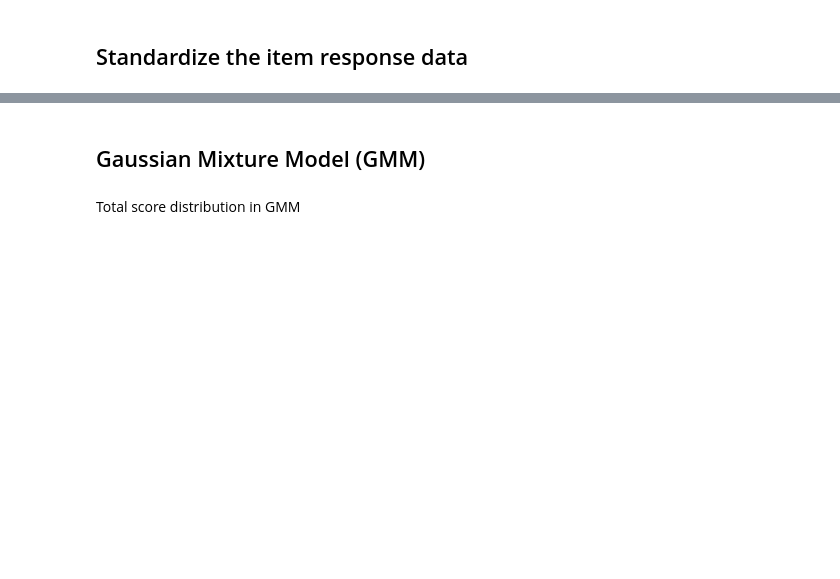
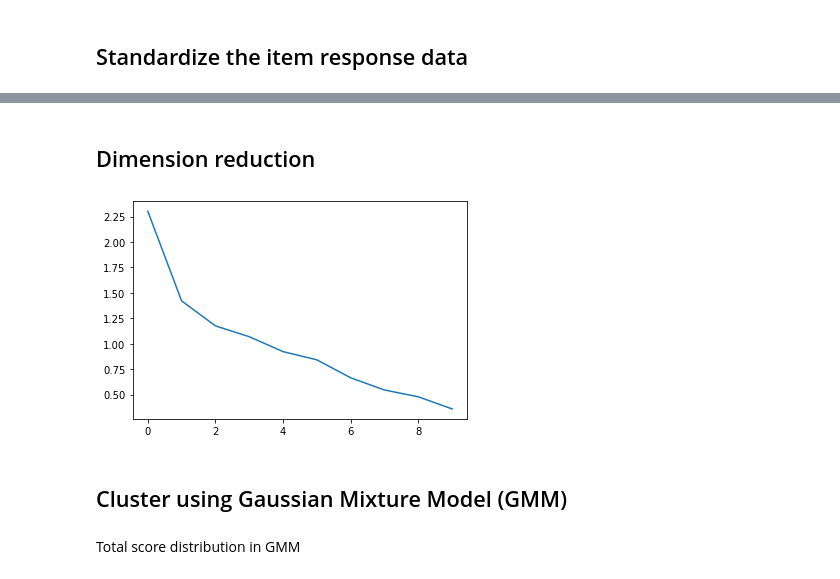
Before and after one commit to Jangwonjin/Learning_achievement_analysis, a Jupyter notebook: maincode_GMM-PCA.ipynb, the cells around one changed output, grey strips where cells are left out. Cells and saved outputs as stored; diff of their text form; code cells hidden in the pictures; blank space fills up the shorter version.

```diff
--- a/maincode_GMM-PCA.ipynb
+++ b/maincode_GMM-PCA.ipynb
@@ -30,5 +90,23 @@ fit_pca = PCA(n_components=7, random_state=0).fit_transform(data_standardized)
+# %% [markdown]
+## Dimension reduction
+# %%
+if param['dim_reduction'] == 'pca':
+    fit_pca = PCA(n_components=7, random_state=0).fit_transform(processed_data)
+elif param['dim_reduction'] == 'rpca':
+    robust_covariance_mat = make_robust_covariance_mat(processed_data, centered = True)
+    eig_values, eig_vectors = make_eig_values_and_vectors(robust_covariance_mat)
+    sorted_eig_values, sorted_eig_vectors = sort_eigen_pair(eig_values, eig_vectors)
+
+    plt.plot(sorted_eig_values)
+
+    fit_pca = project(processed_data, sorted_eig_vectors)[:,0:7]
+else:
+    fit_pca = processed_data
+    print('no dimension reduction')
+# %% [output]
+[figure, added]
 # %% [markdown]
-## Gaussian Mixture Model (GMM)
+## Cluster using Gaussian Mixture Model (GMM)
 # %% [markdown]
 Total score distribution in GMM
 # %%
```
Also changed, not shown: parts of 23 cells of this notebook.
